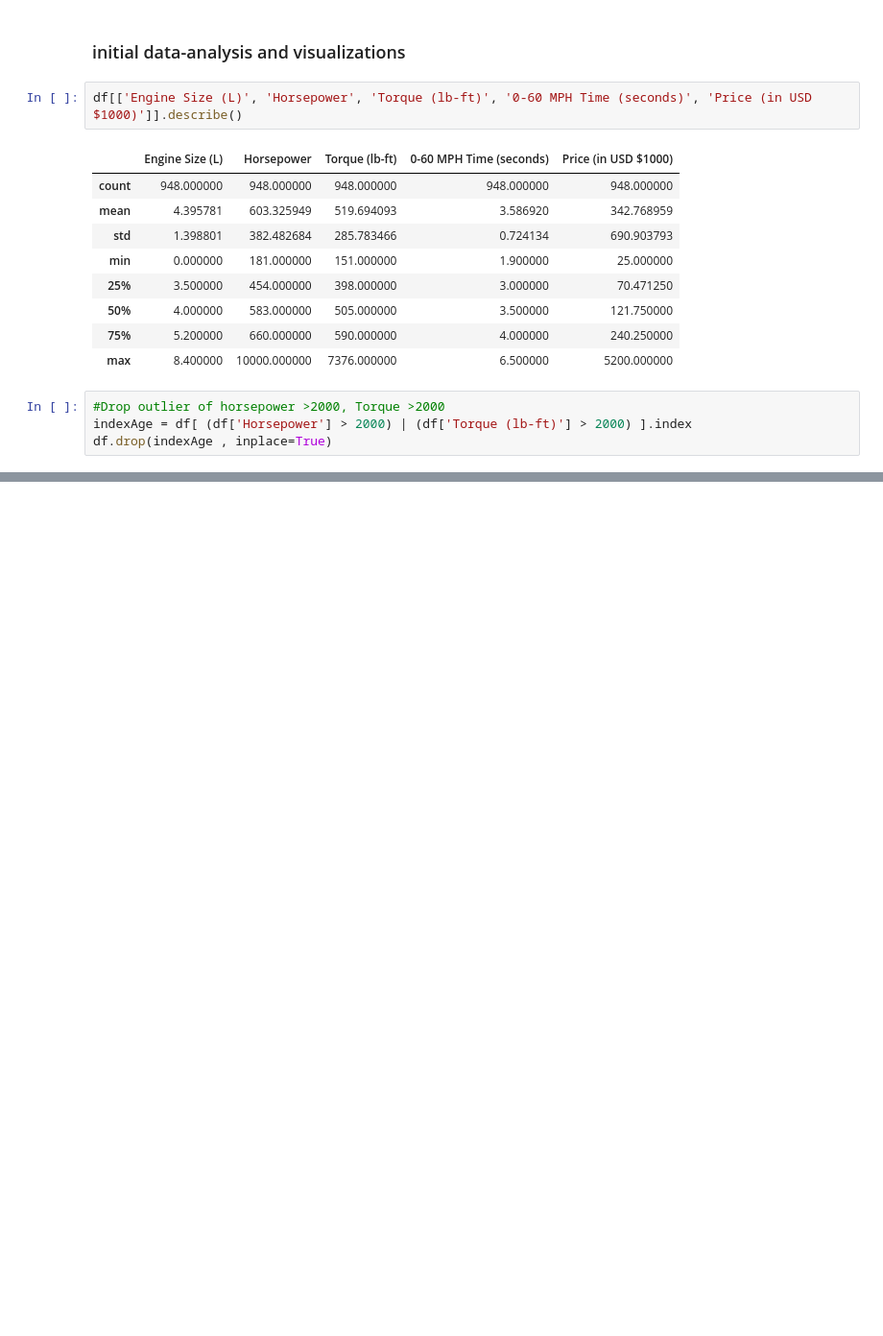
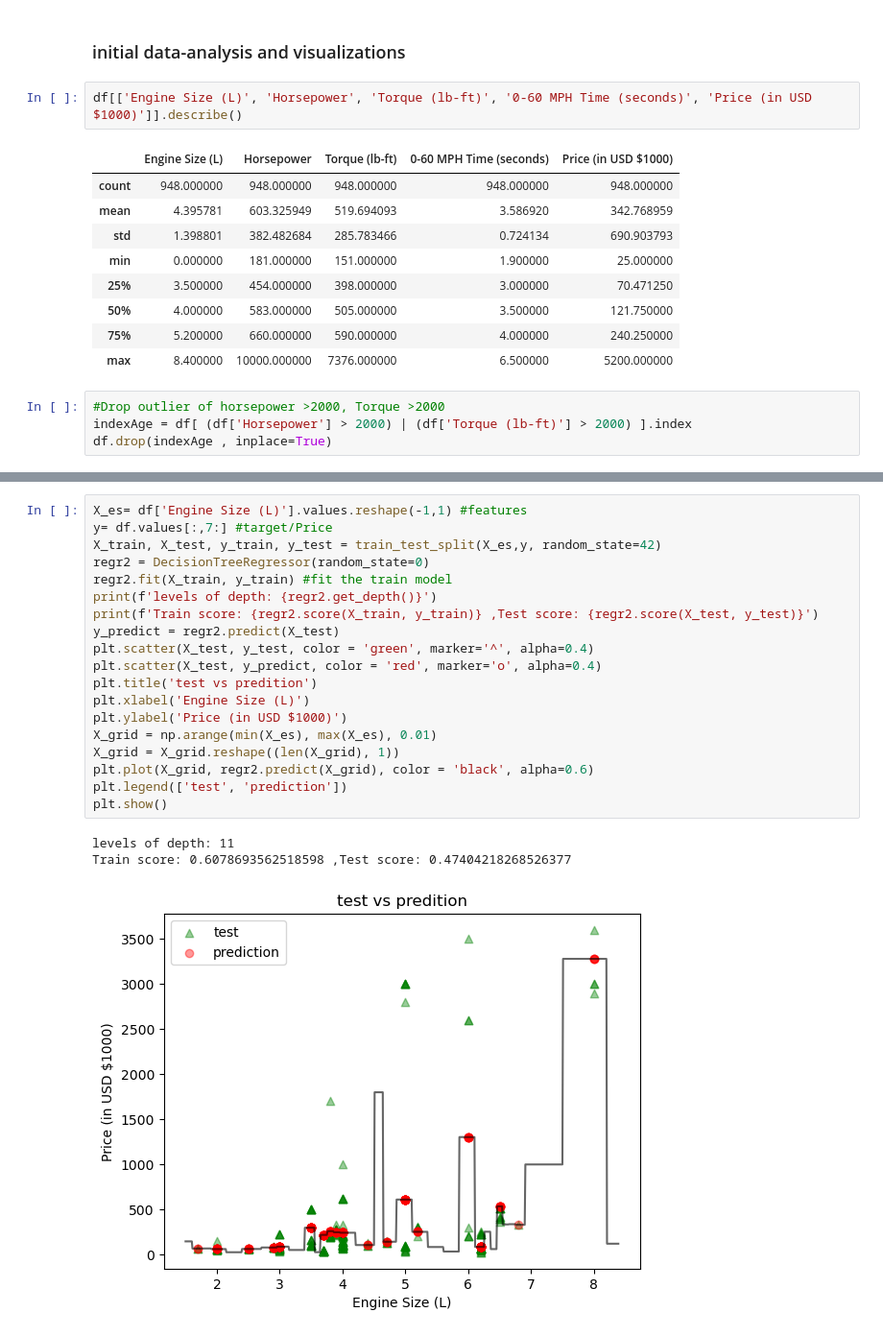
Before and after one commit to edwardoh7/wk09_fourthplace, a Jupyter notebook: Edward_notebook.ipynb, the cells around one changed output, grey strips where cells are left out. Shown at 96% size. Saved outputs shown, nothing was run; the diff lists cells and outputs as text; blank space fills up the shorter version.

```diff
--- a/Edward_notebook.ipynb
+++ b/Edward_notebook.ipynb
@@ -128,0 +202,23 @@ plt.show()
+# %%
+X_es= df['Engine Size (L)'].values.reshape(-1,1) #features
+y= df.values[:,7:] #target/Price
+X_train, X_test, y_train, y_test = train_test_split(X_es,y, random_state=42)
+regr2 = DecisionTreeRegressor(random_state=0)
+regr2.fit(X_train, y_train) #fit the train model
+print(f'levels of depth: {regr2.get_depth()}')
+print(f'Train score: {regr2.score(X_train, y_train)} ,Test score: {regr2.score(X_test, y_test)}')
+y_predict = regr2.predict(X_test)
+plt.scatter(X_test, y_test, color = 'green', marker='^', alpha=0.4)
+plt.scatter(X_test, y_predict, color = 'red', marker='o', alpha=0.4)
+plt.title('test vs predition')
+plt.xlabel('Engine Size (L)')
+plt.ylabel('Price (in USD $1000)')
+X_grid = np.arange(min(X_es), max(X_es), 0.01)
+X_grid = X_grid.reshape((len(X_grid), 1))
+plt.plot(X_grid, regr2.predict(X_grid), color = 'black', alpha=0.6)
+plt.legend(['test', 'prediction'])
+plt.show()
+# %% [output]
+levels of depth: 11
+Train score: 0.6078693562518598 ,Test score: 0.47404218268526377
+[figure, added]
```
Also changed, not shown: parts of 18 cells of this notebook.
